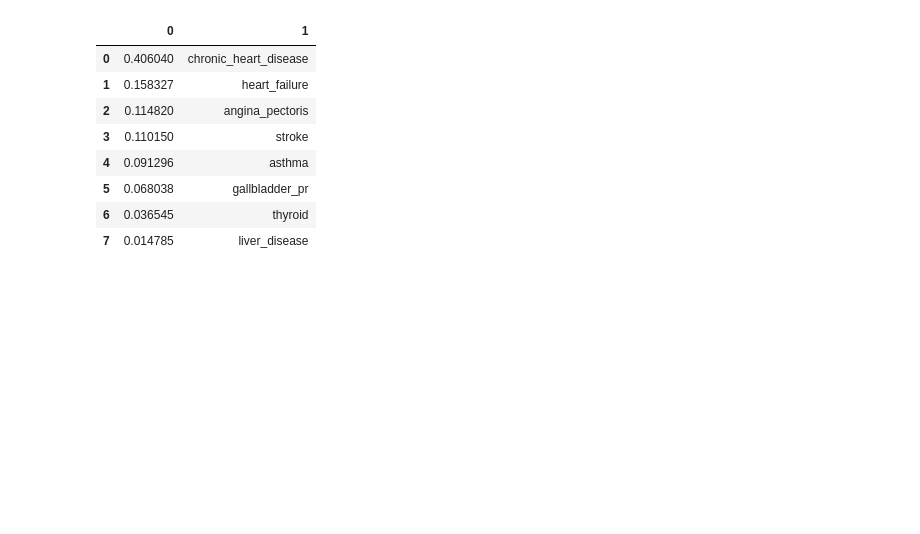
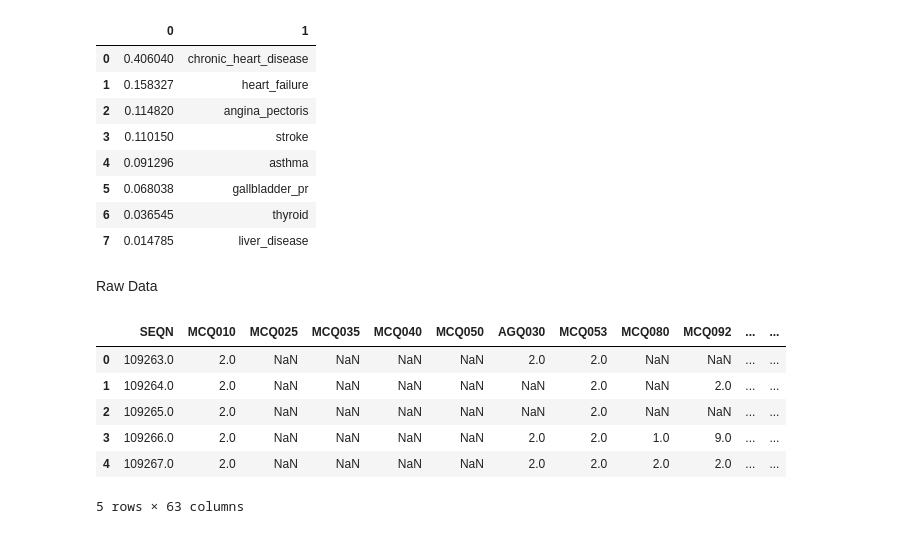
Before and after one commit to JoseMelvin-Calleja/CryptoClustering, a Jupyter notebook: hyper_parameter_tuning.ipynb, the cells around one changed output. Cells and saved outputs as stored; diff of their text form; code cells hidden in the pictures; blank space fills up the shorter version.

```diff
--- a/hyper_parameter_tuning.ipynb
+++ b/hyper_parameter_tuning.ipynb
@@ -239,3 +239,16 @@ importances_df
 | 5 | 0.068038 | gallbladder_pr |
 | 6 | 0.036545 | thyroid |
 | 7 | 0.014785 | liver_disease |
+# %% [markdown]
+Raw Data
+# %%
+med_conditions = pd.read_sas('/content/P_MCQ.XPT', format = 'xport')
+med_conditions.head()
+# %% [output]
+|  | SEQN | MCQ010 | MCQ025 | MCQ035 | MCQ040 | MCQ050 | AGQ030 | MCQ053 | MCQ080 | MCQ092 | ... | ... |
+| 0 | 109263.0 | 2.0 | NaN | NaN | NaN | NaN | 2.0 | 2.0 | NaN | NaN | ... | ... |
+| 1 | 109264.0 | 2.0 | NaN | NaN | NaN | NaN | NaN | 2.0 | NaN | 2.0 | ... | ... |
+| 2 | 109265.0 | 2.0 | NaN | NaN | NaN | NaN | NaN | 2.0 | NaN | NaN | ... | ... |
+| 3 | 109266.0 | 2.0 | NaN | NaN | NaN | NaN | 2.0 | 2.0 | 1.0 | 9.0 | ... | ... |
+| 4 | 109267.0 | 2.0 | NaN | NaN | NaN | NaN | 2.0 | 2.0 | 2.0 | 2.0 | ... | ... |
+5 rows × 63 columns
```
Also changed, not shown: parts of 73 cells of this notebook.
